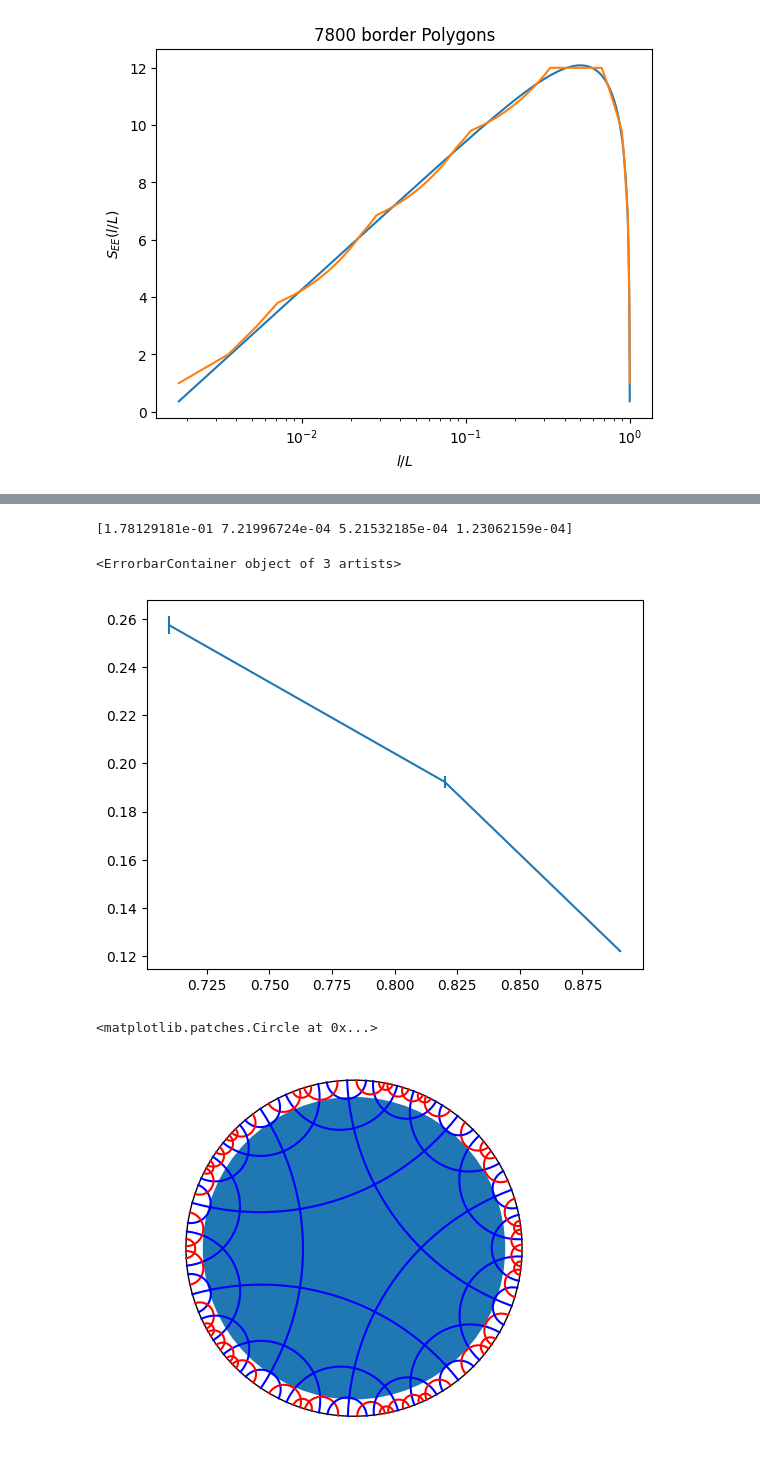
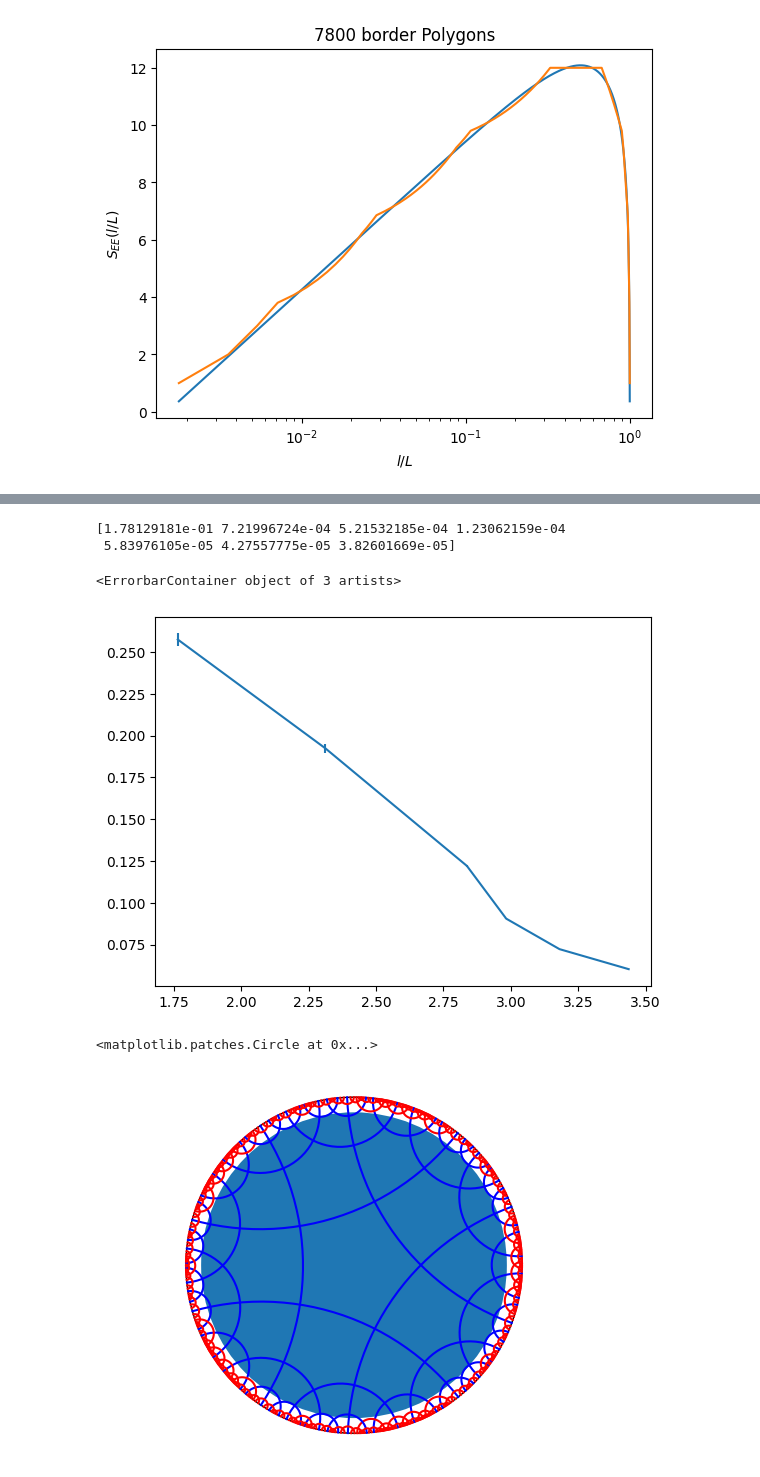
Before and after one commit to Alejo-Costa-Duran/HyperbolicFractonModel, a Jupyter notebook: Simulation.ipynb, the cells around one changed output, grey strips where cells are left out. Saved outputs shown, nothing was run; the diff lists cells and outputs as text; code cells hidden in the pictures.

```diff
--- a/Simulation.ipynb
+++ b/Simulation.ipynb
@@ -269,4 +269,5 @@ plt.savefig("./CorrelationsTemps.png")
 # %%
 model = md.FractonModel(5,4,5, kernel = 'SRG')
 insidePols = insidePolygons(model)
-bHoleRads = [0.01,0.31,0.71,0.82,0.89]
+print(sorted(list(set([np.round(g.distanceToOrigin+0.0001,4) for g in model.geodesicList]))))
+bHoleRads = [0.01,0.3037, 0.7076, 0.8198, 0.8893, 0.9036, 0.9202, 0.9377]
@@ -384,12 +388,13 @@ plt.legend()
 # %%
 print(np.array(beta_Var))
-plt.errorbar(bHoleRads[2:5],betas[1:],yerr = 5*np.array(beta_Var[1:]))
+plt.errorbar(np.log((1+np.array(bHoleRads))/((1-np.array(bHoleRads))))[2:8],betas[1:],yerr = 5*np.array(beta_Var[1:]))
 # %% [output]
-[1.78129181e-01 7.21996724e-04 5.21532185e-04 1.23062159e-04]
+[1.78129181e-01 7.21996724e-04 5.21532185e-04 1.23062159e-04
+ 5.83976105e-05 4.27557775e-05 3.82601669e-05]
 <ErrorbarContainer object of 3 artists>
-[figure, old version]
+[figure, new version]
 # %%
-model = md.FractonModel(5,4,4)
+model = md.FractonModel(5,4,5)
 insidePols = insidePolygons(model)
 bHoleRads = [0.01,0.31,0.71,0.82,0.89]
 # %%
@@ -415,20 +420,21 @@ def geodesic(z1,z2,color,style,circle=False):
         zs = r*np.cos(theta)-a/2+1j*(r*np.sin(theta)-b/2)
         ax.plot(np.real(zs),np.imag(zs),style,color=color)
 # %%
-rad = 0.9
+rads = [0.3036, 0.7075, 0.8197, 0.8892, 0.9035, 0.9201, 0.9376, 0.945, 0.9603, 0.9661, 0.9676, 0.9697, 0.9726, 0.9741, 0.9763, 0.9781, 0.9813, 0.9818, 0.9825, 0.984, 0.9844, 0.9867, 0.9871, 0.9885, 0.9896, 0.9914, 0.992]
+rad = 0.91
 for g in model.geodesicList:
     if g.distanceToOrigin > rad:
         geodesic(g.endpoints[0],g.endpoints[1],'red','-')
     else:
         geodesic(g.endpoints[0],g.endpoints[1],'blue','-')
 
 plt.axis('equal')
 plt.axis('off')
 circle = plt.Circle((0, 0), 1, fill = False)
 ax = plt.gca()
 ax.add_patch(circle)
 circle2 = plt.Circle((0, 0), rad)
 ax.add_patch(circle2)
 # %% [output]
 <matplotlib.patches.Circle at 0x...>
-[figure, old version]
+[figure, new version]
```
Also changed, not shown: parts of 4 cells of this notebook, 1 other file.
